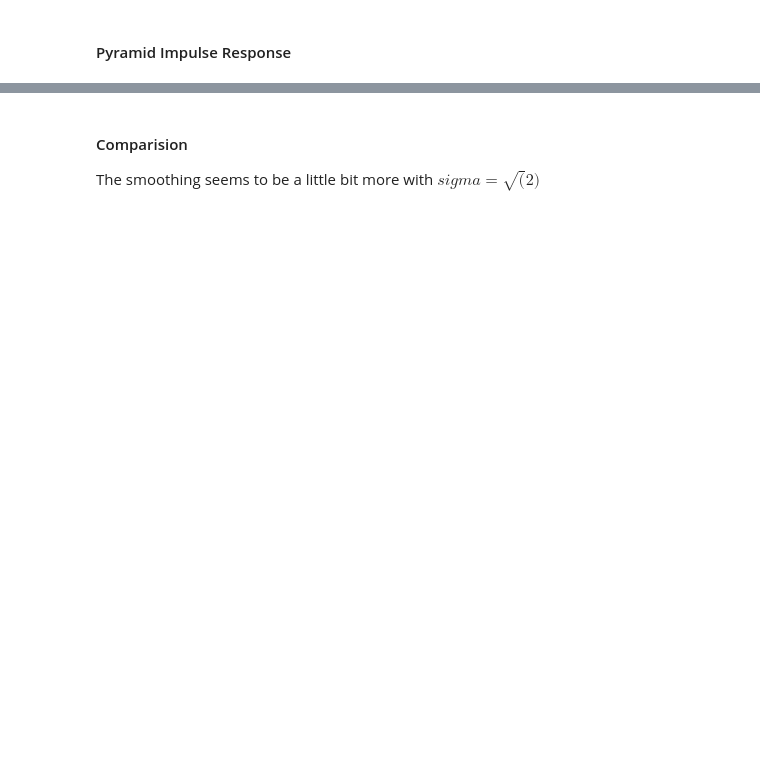
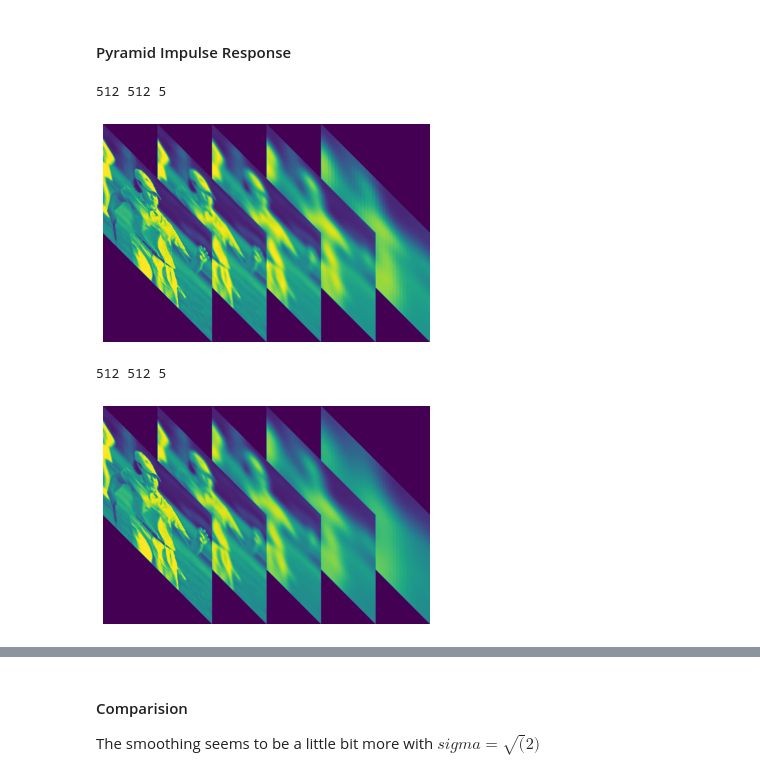
Before and after one commit to bhomaidan1990/Computer_Vision_Labs, a Jupyter notebook: CV_Lab_3.ipynb, the cells around one changed output, grey strips where cells are left out. Saved outputs shown, nothing was run; the diff lists cells and outputs as text; code cells hidden in the pictures; blank space fills up the shorter version.

```diff
--- a/CV_Lab_3.ipynb
+++ b/CV_Lab_3.ipynb
@@ -286 +327,30 @@ def pyr_extract(pyramid_array):
+# %%
+#=============
+# Read Image
+#=============
+img = cv2.imread('/content/original/2002/07/19/big/img_130.jpg')
+img = cv2.cvtColor(img, cv2.COLOR_BGR2RGB)
+
+# Pyramids
+# Sigma
+sigma = 1
+result1 = pyramid(img, sigma=sigma)
+
+# Sigma
+sigma = math.sqrt(2)
+result2 = pyramid(img, sigma=sigma)
+
+#====================
+# Pyramid Cube
+#====================
+cube1 = pyr_extract(result1)
+VisCube(cube1)
+
+cube2 = pyr_extract(result2)
+VisCube(cube2)
+# %% [output]
+512 512 5
+[figure, added]
+512 512 5
+[figure, added]
 # %%
```
Also changed, not shown: parts of 7 cells of this notebook.
